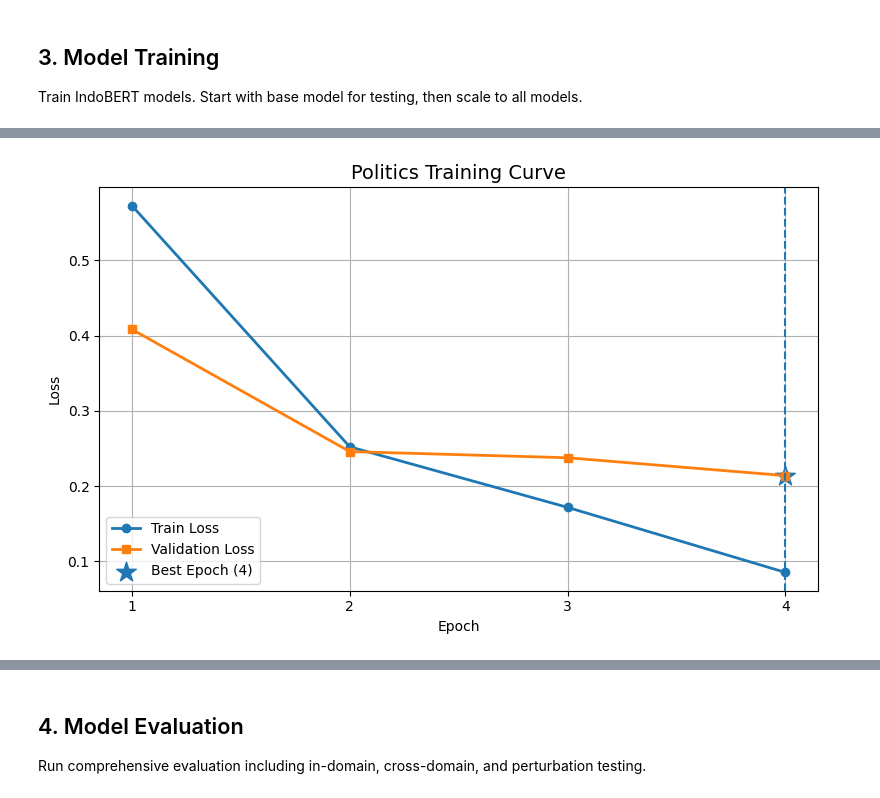
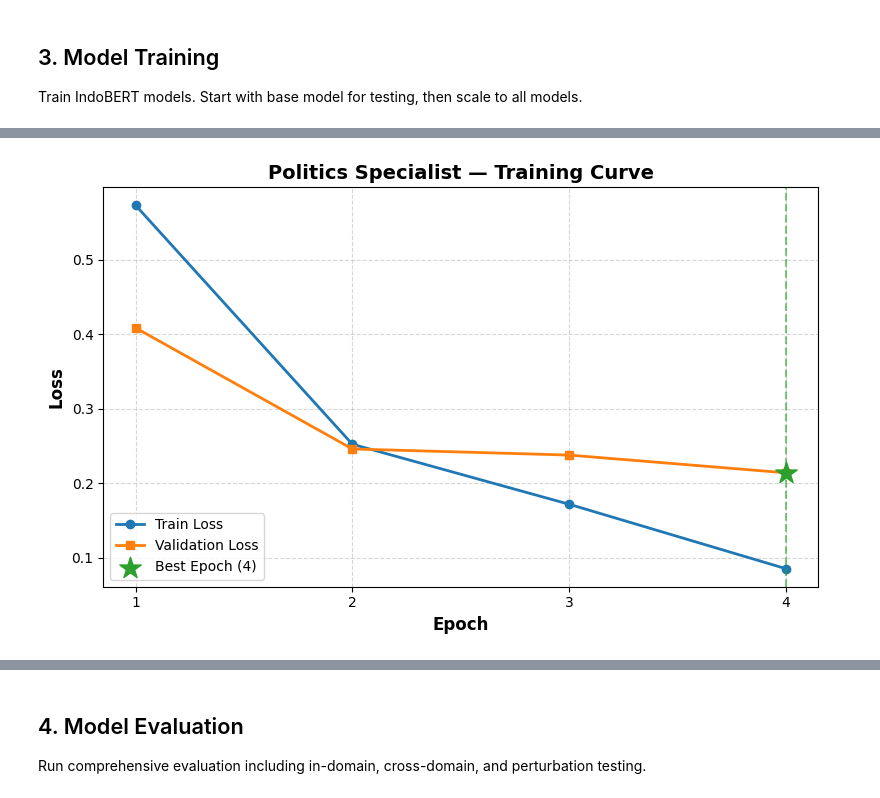
Before and after one commit to JelJel99/ths_test, a Jupyter notebook: run_complete_pipeline.ipynb, the cells around one changed output, grey strips where cells are left out. Saved outputs shown, nothing was run; the diff lists cells and outputs as text; code cells hidden in the pictures.

```diff
--- a/run_complete_pipeline.ipynb
+++ b/run_complete_pipeline.ipynb
@@ -270,81 +309,50 @@ Pipeline completed in 1204.42s (20.07 minutes)
 # %%
+# ── TRAINING CURVES: train vs. validation loss per domain specialist ────────
+# Reads the saved training_history.json files only. Training itself is done in
+# the pipeline cell above; nothing here changes the model or its training.
 import json
+import os
 import matplotlib.pyplot as plt
-import os
 
-domains = [
-    "Education",
-    "Health",
-    "Politics",
-    "Sport",
-    "Technology"
-]
+CKPT_ROOT = "/content/drive/MyDrive/thesis/checkpoints/base"
+DOMAINS = ["Education", "Health", "Politics", "Sport", "Technology"]
 
-# =====================================================
-# PLOT TRAINING CURVES
-# =====================================================
-for domain in domains:
-    history_path = os.path.join(
-        "/content/drive/MyDrive/thesis/checkpoints",
-        "base",
-        domain,
-        "training_history.json"
-    )
-
+for domain in DOMAINS:
+    history_path = os.path.join(CKPT_ROOT, domain, "training_history.json")
     with open(history_path, "r") as f:
         history = json.load(f)
 
     epochs = history["epochs"]
     train_loss = history["train_loss"]
     val_loss = history["val_loss"]
-    macro_f1 = history["val_macro_f1"]
+    val_macro_f1 = history["val_macro_f1"]
 
-    # Best epoch (highest validation Macro-F1)
-    best_epoch_idx = macro_f1.index(max(macro_f1))
-    best_epoch = epochs[best_epoch_idx]
-    best_val_loss = val_loss[best_epoch_idx]
+    # Best epoch = the one with the highest validation Macro-F1.
+    best_idx = val_macro_f1.index(max(val_macro_f1))
+    best_epoch = epochs[best_idx]
+    best_val_loss = val_loss[best_idx]
 
-    # ------------------------------------------------------
-    # Plot
-    # ------------------------------------------------------
-    plt.figure(figsize=(8,5))
-    plt.plot(
-        epochs,
-        train_loss,
-        marker="o",
-        linewidth=2,
-        label="Train Loss"
-    )
-    plt.plot(
-        epochs,
-        val_loss,
-        marker="s",
-        linewidth=2,
-        label="Validation Loss"
-    )
+    fig, ax = plt.subplots(figsize=(8, 5))
+    ax.plot(epochs, train_loss, marker="o", linewidth=2,
+            color="tab:blue", label="Train Loss")
+    ax.plot(epochs, val_loss, marker="s", linewidth=2,
+            color="tab:orange", label="Validation Loss")
 
-    # Best epoch marker
-    plt.scatter(
-        best_epoch,
-        best_val_loss,
-        marker="*",
-        s=220,
-        label=f"Best Epoch ({best_epoch})"
-    )
-    plt.axvline(
-        best_epoch,
-        linestyle="--",
-        linewidth=1.5
-    )
+    # Mark the best epoch clearly.
+    ax.scatter([best_epoch], [best_val_loss], marker="*", s=260,
+               color="tab:green", zorder=5,
+               label=f"Best Epoch ({best_epoch})")
+    ax.axvline(best_epoch, linestyle="--", linewidth=1.5,
+               color="tab:green", alpha=0.6)
 
-    plt.title(f"{domain.capitalize()} Training Curve", fontsize=14)
-    plt.xlabel("Epoch")
-    plt.ylabel("Loss")
-
-    plt.xticks(epochs)
-    plt.grid(True)
-    plt.legend()
-
-    plt.tight_layout()
+    ax.set_title(f"{domain} Specialist — Training Curve",
+                 fontsize=14, fontweight="bold")
+    ax.set_xlabel("Epoch", fontsize=12, fontweight="bold")
+    ax.set_ylabel("Loss", fontsize=12, fontweight="bold")
+    ax.set_xticks(epochs)
+    ax.grid(True, linestyle="--", alpha=0.5)
+    ax.legend(frameon=True)
+    fig.tight_layout()
     plt.show()
+    plt.close(fig)
 # %% [output]
@@ -353 +361 @@ for domain in domains:
-[figure, old version]
+[figure, new version]
```
Also changed, not shown: parts of 27 cells of this notebook, 8 other files.
